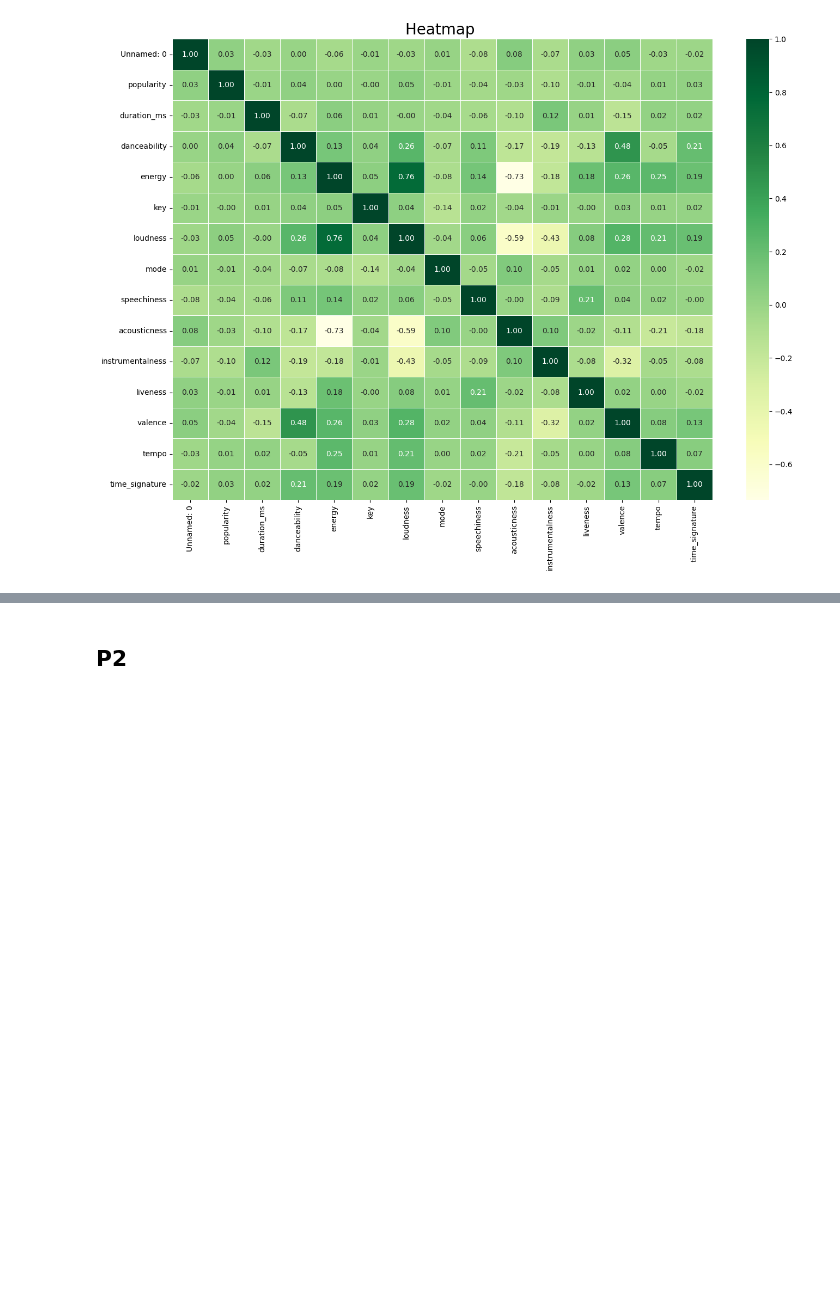
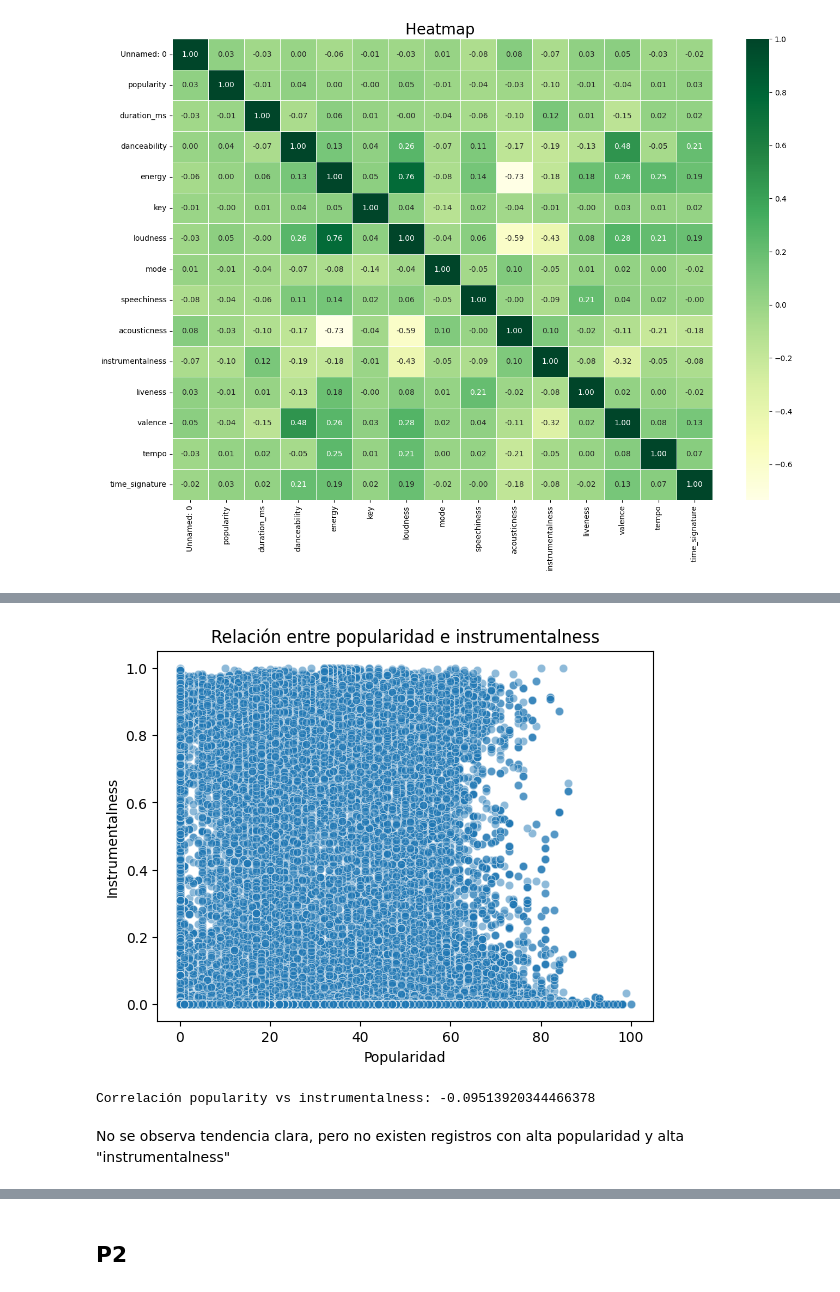
Before and after one commit to astromai/Proyecto-Mineria-de-Datos-CC5205, a Jupyter notebook: informe_final.ipynb, the cells around one changed output, grey strips where cells are left out. Cells and saved outputs as stored; diff of their text form; code cells hidden in the pictures; blank space fills up the shorter version.

```diff
--- a/informe_final.ipynb
+++ b/informe_final.ipynb
@@ -116 +141,15 @@ plt.show()
+# %%
+sns.scatterplot(data=spotify, x='popularity', y='instrumentalness', alpha=0.5)
+plt.title('Relación entre popularidad e instrumentalness')
+plt.xlabel('Popularidad')
+plt.ylabel('Instrumentalness')
+plt.show()
+
+# Correlación
+print("Correlación popularity vs instrumentalness:", spotify[['popularity', 'instrumentalness']].corr().iloc[0,1])
+# %% [output]
+[figure, added]
+Correlación popularity vs instrumentalness: -0.09513920344466378
+# %% [markdown]
+No se observa tendencia clara, pero no existen registros con alta popularidad y alta "instrumentalness"
 # %% [markdown]
```
Also changed, not shown: parts of 73 cells of this notebook, 4 other files.
